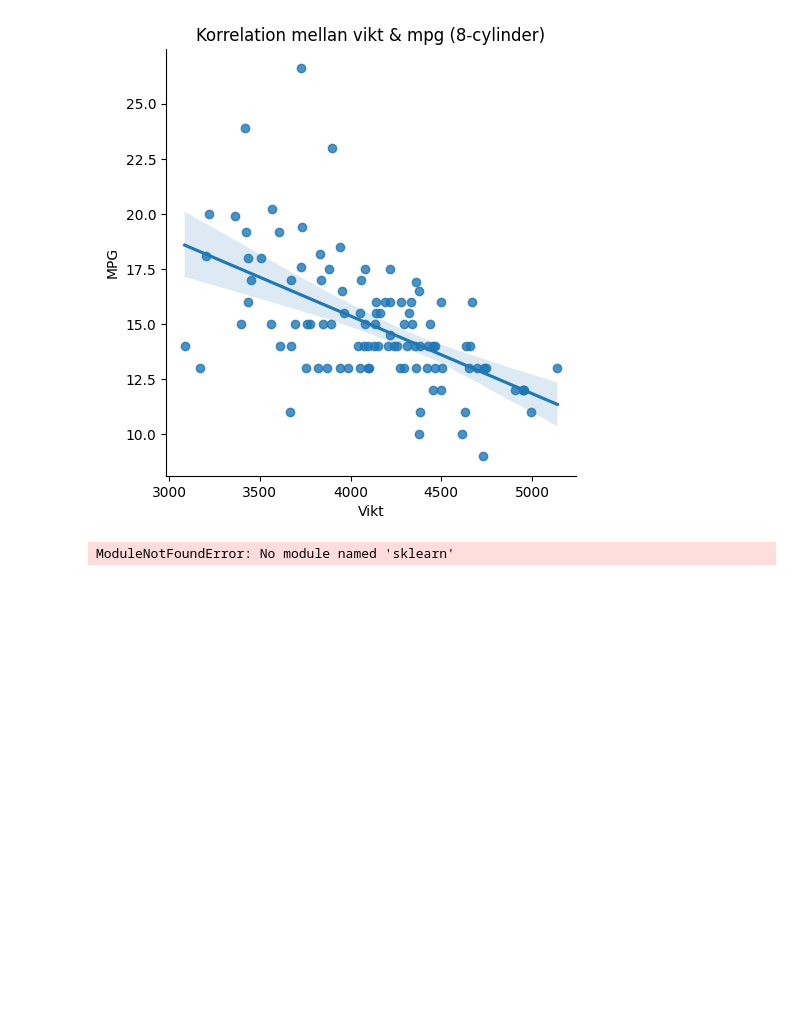
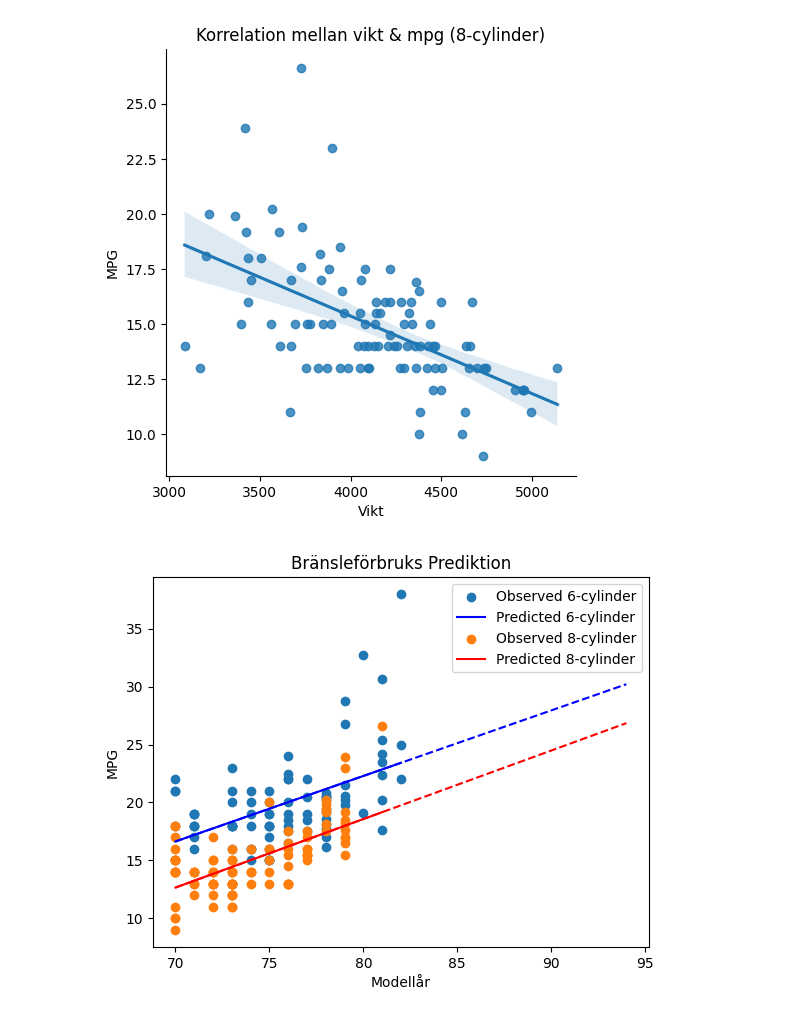
Before and after one commit to Danneftw1/Statistik, a Jupyter notebook: Inlämning.ipynb, the cells around one changed output. Drawn from its saved outputs; the diff is of its cells as text; code cells hidden in the pictures; blank space fills up the shorter version.

```diff
--- a/Inlämning.ipynb
+++ b/Inlämning.ipynb
@@ -308,40 +278,43 @@ elif correlation_8 < 0:
 Det är en negativ korrelation mellan vikt och mpg för 6-cylinder bilar (-0.46)
 Det är en negativ korrelation mellan vikt och mpg för 8-cylinder bilar (-0.56)
 [figure]
-# %%
-import matplotlib.pyplot as plt
-import pandas as pd
-from sklearn.linear_model import LinearRegression
-
-# Load the Auto-mpg dataset
-df = pd.read_csv("../Statistik/Files/cars.csv")
-
-# Filter for 6-cylinder and 8-cylinder cars
-df = df[(df["cylinders"] == 6) | (df["cylinders"] == 8)]
-
-# Convert cylinders to a categorical variable
-df["cylinders"] = df["cylinders"].astype("category")
-
-# One-hot encode the categorical variable
-df = pd.get_dummies(df, columns=["cylinders"], prefix="cyl")
-
-# Define the independent and dependent variables
-X = df[["cyl_6", "cyl_8"]]
-y = df["mpg"]
-
-# Fit the linear regression model
-model = LinearRegression()
-model.fit(X, y)
-
-# Predict the fuel consumption for 6-cylinder and 8-cylinder cars
-predictions = model.predict(X)
-
-# Create a scatter plot with the regression line
-plt.scatter(df["cylinders"], y, label="Observed")
-plt.plot(df["cylinders"], predictions, color="red", label="Predicted")
-plt.xlabel("Number of Cylinders")
-plt.ylabel("Fuel Consumption (mpg)")
-plt.legend()
-plt.show()
-# %% [output]
-ModuleNotFoundError: No module named 'sklearn'
+# %%
+
+# Filtrear ut antal cylindrar i två olika df
+df_6 = df[df["cylinders"] == 6]
+df_8 = df[df["cylinders"] == 8]
+
+# Skapar oberoende och beroende variabler
+X_6 = df_6["model_year"].values.reshape(-1, 1)
+y_6 = df_6["mpg"].values
+X_8 = df_8["model_year"].values.reshape(-1, 1)
+y_8 = df_8["mpg"].values
+
+# Fit the linear regression models for each group
+slope_6, intercept_6, r_value_6, p_value_6, std_err_6 = stats.linregress(X_6.flatten(), y_6)
+slope_8, intercept_8, r_value_8, p_value_8, std_err_8 = stats.linregress(X_8.flatten(), y_8)
+
+# Predict the mpg for 6-cylinder and 8-cylinder cars
+predictions_6 = slope_6 * X_6 + intercept_6
+predictions_8 = slope_8 * X_8 + intercept_8
+
+# Skapar scatterplot med två separata prediktioner för både typerna av cylindrar
+plt.scatter(df_6["model_year"], y_6, label="Observed 6-cylinder")
+plt.plot(df_6["model_year"], predictions_6, color="blue", label="Predicted 6-cylinder")
+plt.scatter(df_8["model_year"], y_8, label="Observed 8-cylinder")
+plt.plot(df_8["model_year"], predictions_8, color="red", label="Predicted 8-cylinder")
+
+# Använder numpy för att utöka plotten och inkludera modelår som inte är med i df
+future_years = np.arange(70, 95).reshape(-1, 1)
+future_predictions_6 = slope_6 * future_years + intercept_6
+future_predictions_8 = slope_8 * future_years + intercept_8
+
+plt.plot(future_years, future_predictions_6, color="blue", linestyle="--")
+plt.plot(future_years, future_predictions_8, color="red", linestyle="--")
+plt.title("Bränsleförbruknings Prediktion")
+plt.xlabel("Modellår")
+plt.ylabel("MPG")
+plt.legend()
+plt.show()
+# %% [output]
+[figure, added]
```
Also changed, not shown: parts of 5 cells of this notebook.
